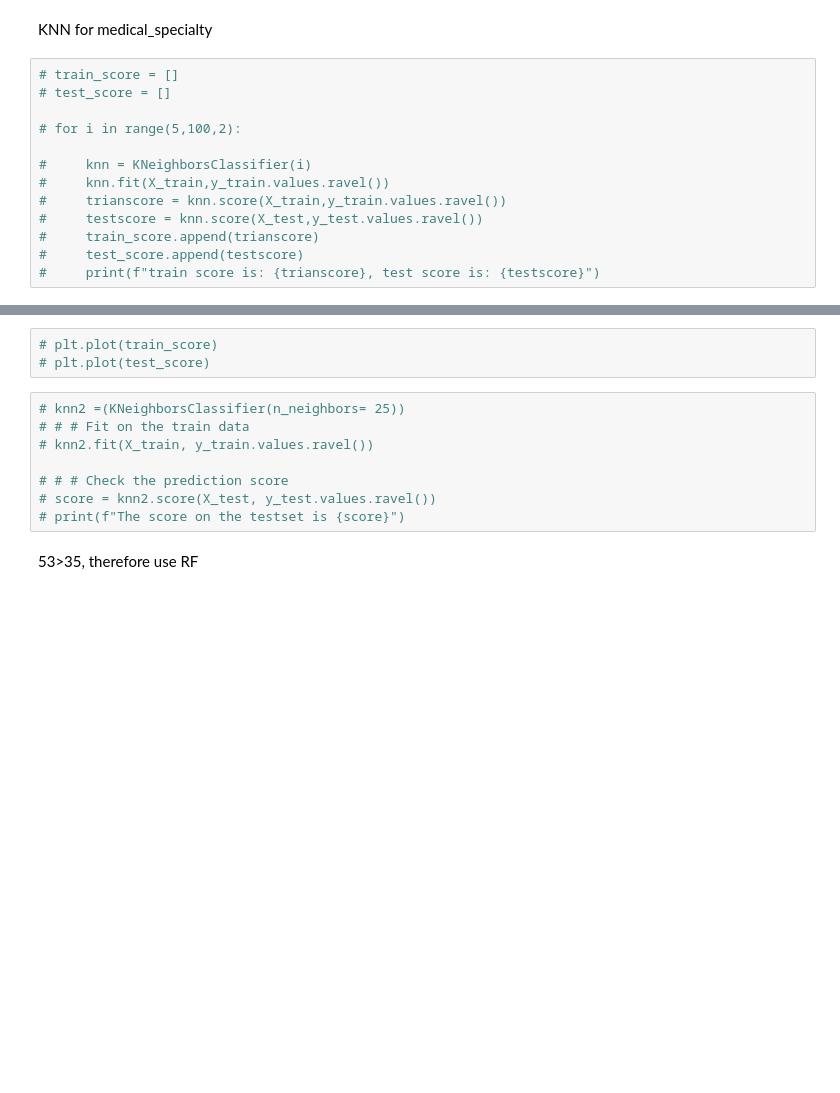
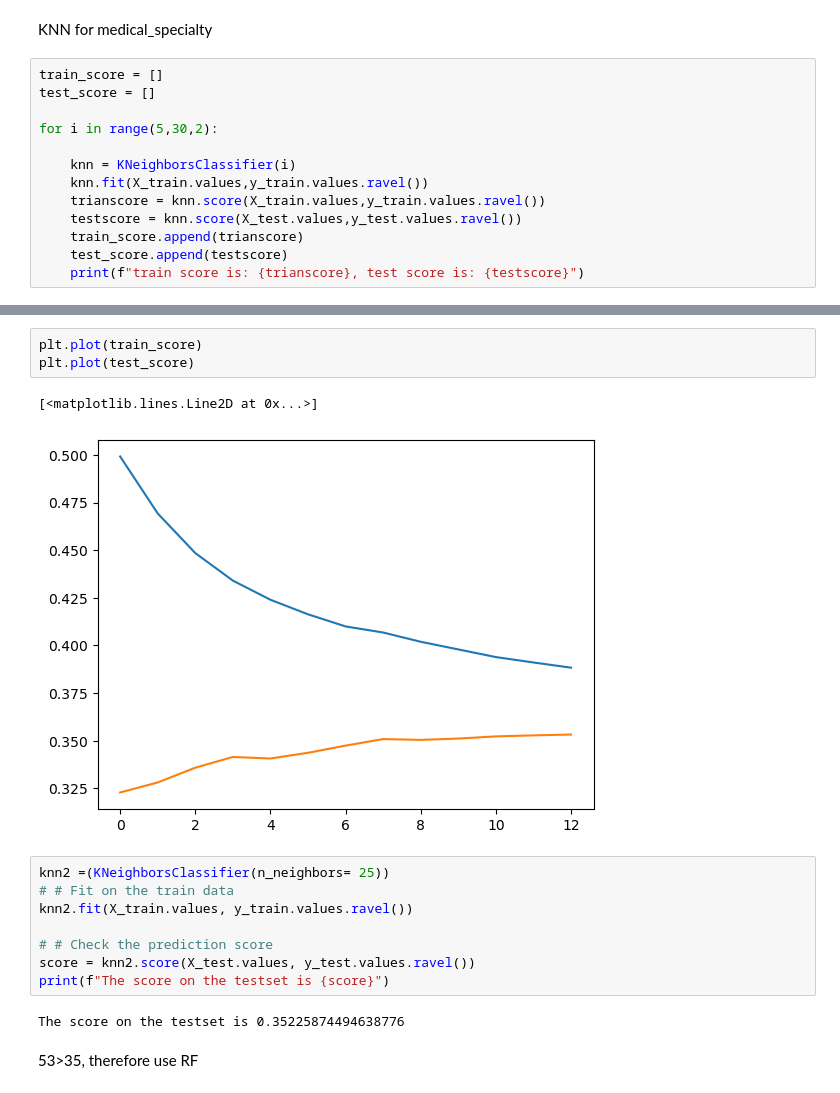
Before and after one commit to 535A59/BENG0019-group-E, a Jupyter notebook: diabets_prediction.ipynb, the cells around one changed output, grey strips where cells are left out. Cells and saved outputs as stored; diff of their text form; blank space fills up the shorter version.

```diff
--- a/diabets_prediction.ipynb
+++ b/diabets_prediction.ipynb
@@ -571,15 +578,15 @@ Score is 0.5369945684972842
 # %% [markdown]
 KNN for medical_specialty
 # %%
-# train_score = []
-# test_score = []
+train_score = []
+test_score = []
 
-# for i in range(5,100,2):
+for i in range(5,30,2):
 
-#     knn = KNeighborsClassifier(i)
-#     knn.fit(X_train,y_train.values.ravel())
-#     trianscore = knn.score(X_train,y_train.values.ravel())
-#     testscore = knn.score(X_test,y_test.values.ravel())
-#     train_score.append(trianscore)
-#     test_score.append(testscore)
-#     print(f"train score is: {trianscore}, test score is: {testscore}")
+    knn = KNeighborsClassifier(i)
+    knn.fit(X_train.values,y_train.values.ravel())
+    trianscore = knn.score(X_train.values,y_train.values.ravel())
+    testscore = knn.score(X_test.values,y_test.values.ravel())
+    train_score.append(trianscore)
+    test_score.append(testscore)
+    print(f"train score is: {trianscore}, test score is: {testscore}")
@@ -586,14 +607,19 @@ KNN for medical_specialty
 # %%
-# plt.plot(train_score)
-# plt.plot(test_score)
+plt.plot(train_score)
+plt.plot(test_score)
+# %% [output]
+[<matplotlib.lines.Line2D at 0x...>]
+[figure, added]
 # %%
-# knn2 =(KNeighborsClassifier(n_neighbors= 25))
-# # # Fit on the train data
-# knn2.fit(X_train, y_train.values.ravel())
+knn2 =(KNeighborsClassifier(n_neighbors= 25))
+# # Fit on the train data
+knn2.fit(X_train.values, y_train.values.ravel())
 
-# # # Check the prediction score
-# score = knn2.score(X_test, y_test.values.ravel())
-# print(f"The score on the testset is {score}")
+# # Check the prediction score
+score = knn2.score(X_test.values, y_test.values.ravel())
+print(f"The score on the testset is {score}")
+# %% [output]
+The score on the testset is 0.35225874494638776
 # %% [markdown]
 53>35, therefore use RF
 # %%
```
Also changed, not shown: parts of 25 cells of this notebook, 5 other files.
